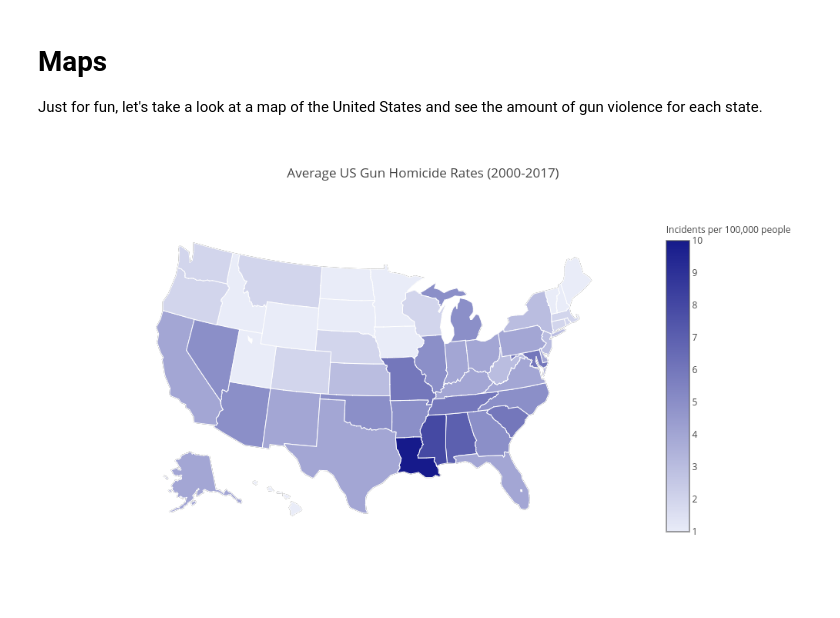
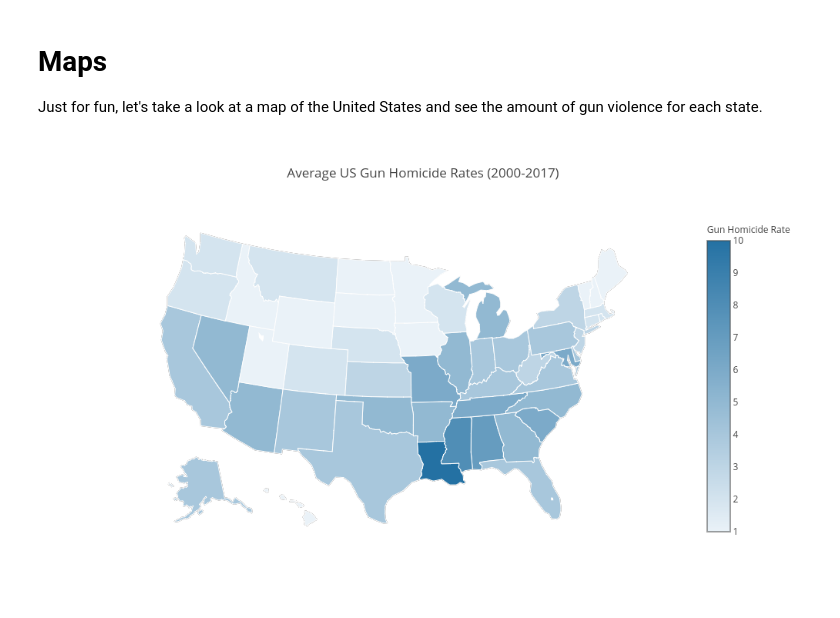
Before and after one commit to jonathanshuai/springboard-capstone1, a Jupyter notebook: visualization.ipynb, the cells around one changed output. Cells and saved outputs as stored; diff of their text form; code cells hidden in the pictures.

Commit message:
Made more visualizations and added some more guiding markdowns

```diff
--- a/visualization.ipynb
+++ b/visualization.ipynb
@@ -46,6 +52,7 @@ annual_df = pd.read_csv(annual_file, parse_dates=True, index_col=0)
 # Styling
 # make figures bigger
 mpl.rcParams['figure.figsize'] = 15, 8
+mpl.rc("savefig", dpi=240)
 
 # change grid line styling
 mpl.rcParams['grid.color'] = '#d6dbdf'
@@ -68,11 +75,11 @@ rep_color='#e74c3c'
 dem_color='#3498db'
 
 # Function to apply styling that can't be set default with mpl.rcParams
-def apply_styling(grid=True):
+def apply_styling(grid='both'):
     plt.xticks(color='k')
     plt.yticks(color='k')
     if grid:
-        plt.grid()
+        plt.grid(axis=grid)
 # %%
 # Exclude District of Columbia from some of our visualizations, as it is an extreme outlier
 annual_df = annual_df[annual_df['state'] != 'District of Columbia']
@@ -621,12 +893,13 @@ states_codes = {
 
 # Create a color scale for aesthetics
 colorscale = [
-            [0.0, '#e9ecf8'],
-            [1.0, '#161a8b'],
+            [0.0, '#EAF2F8'],
+            [1.0, '#2471A3'],
             ]
 
 # Mean 2000-2017 murders
 annual_mean_df = annual_df.groupby('state').mean().reset_index()
+# annual_mean_df = annual_df[annual_df['year'] == 2017]
 locations = annual_mean_df['state'].apply(lambda x: states_codes[x])
 values = annual_mean_df['gun_deaths_norm'].round()
 
@@ -637,36 +910,38 @@ data = [ dict(
         locations = locations,
         z = values,
         locationmode = 'USA-states',
         text = annual_mean_df['state'],
         marker = dict(
             line = dict (
                 color = 'rgb(255,255,255)',
                 width = 1
             ) ),
         colorbar = dict(
-            title = "Incidents per 100,000 people")
+            title = "Gun Homicide Rate")
         )]
 
 layout = dict(
+#         title = 'US Gun Homicide Rates (2017)',
         title = 'Average US Gun Homicide Rates (2000-2017)',
+        font=dict(family='Open Sans', size=12),
         width = 1000,
         height = 600,
         geo = dict(
             scope='usa',
             projection=dict( type='albers usa' ),
             showlakes = True,
             lakecolor = 'rgb(255, 255, 255)',
             countrycolor = '#d9d9d9',
             countrywidth = 1,
         )
         )
 
 fig = dict(data=data, layout=layout)
 
-# py.iplot(fig, validate=False, filename='map')
+# py.iplot(fig, validate=False, filename='map3')
 py.image.ishow(fig) # Since py.iplot doesn't work with on GitHub?
 # %% [output]
-[figure, old version]
+[figure, new version]
 # %%
 # Slider version that probably doesn't work on GitHub:
 
```
Also changed, not shown: parts of 41 cells of this notebook, 16 other files.
